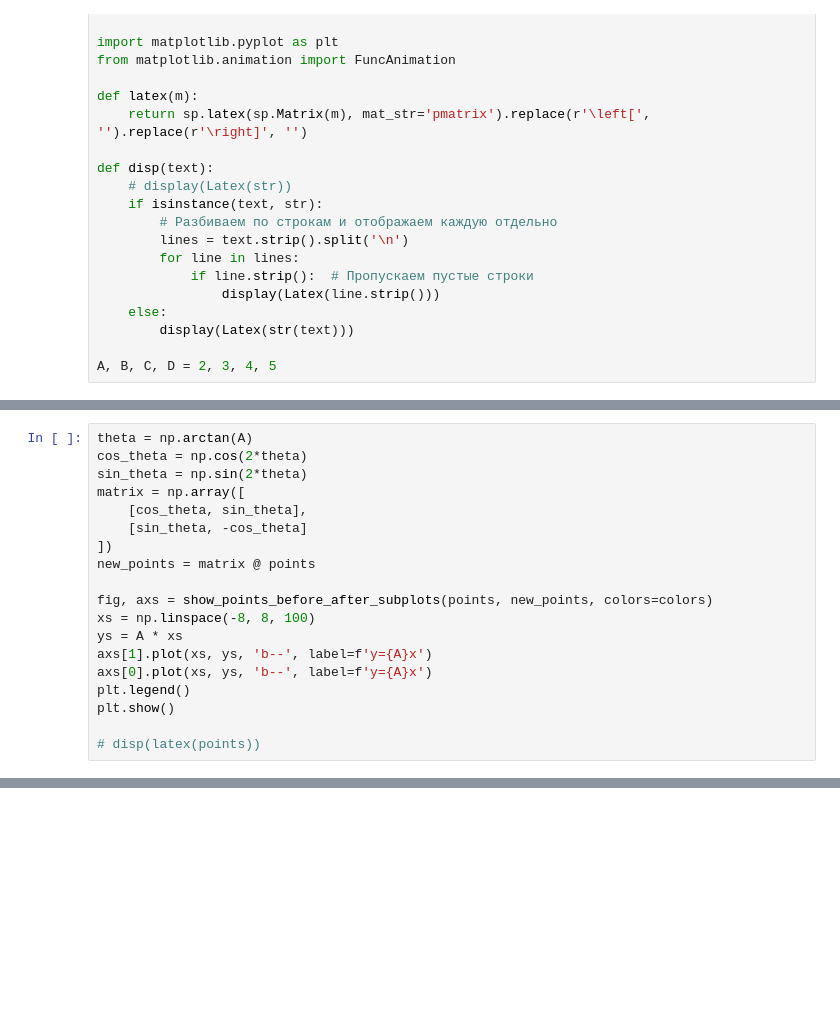
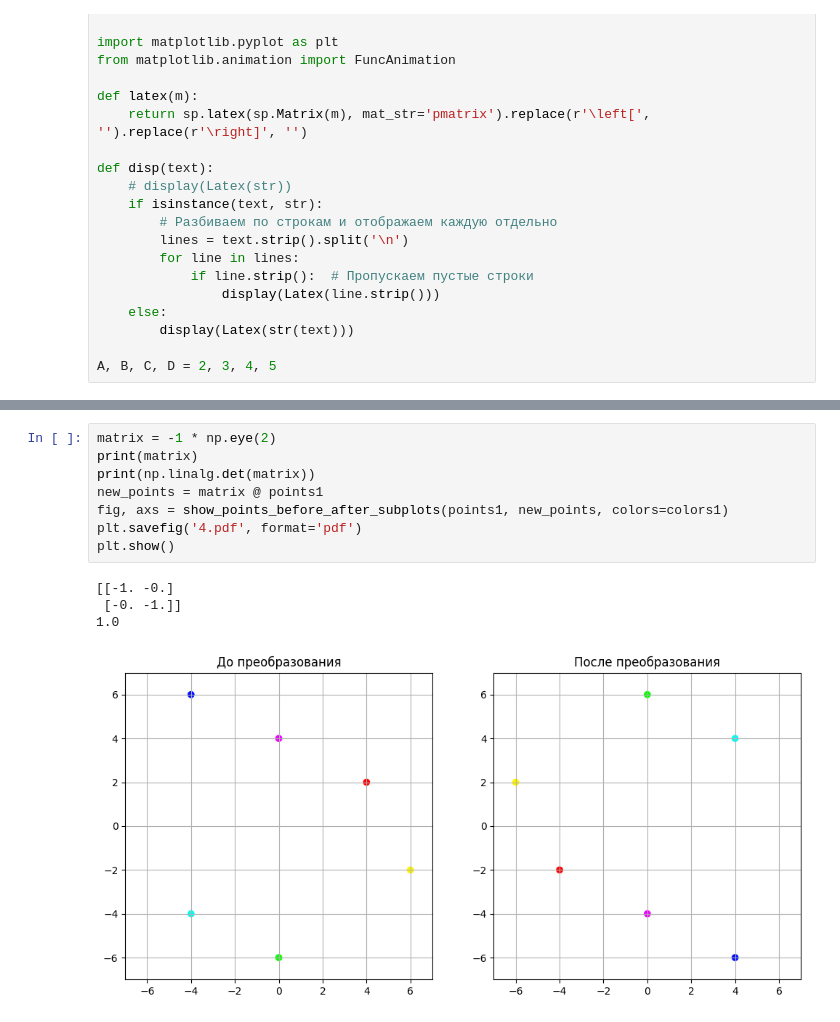
Before and after one commit to InvalitSyntax/PLA, a Jupyter notebook: Lab2/sandbox lab2.ipynb, the cells around one changed output, grey strips where cells are left out. Cells and saved outputs as stored; diff of their text form; blank space fills up the shorter version.

```diff
--- a/Lab2/sandbox lab2.ipynb
+++ b/Lab2/sandbox lab2.ipynb
@@ -207,19 +53,0 @@ disp(f"{latex(A1)}{latex(points1)} = {latex(A1 @ points1)}")
-# %%
-theta = np.arctan(A)
-cos_theta = np.cos(2*theta)
-sin_theta = np.sin(2*theta)
-matrix = np.array([
-    [cos_theta, sin_theta],
-    [sin_theta, -cos_theta]
-])
-new_points = matrix @ points
-
-fig, axs = show_points_before_after_subplots(points, new_points, colors=colors)
-xs = np.linspace(-8, 8, 100)
-ys = A * xs
-axs[1].plot(xs, ys, 'b--', label=f'y={A}x')
-axs[0].plot(xs, ys, 'b--', label=f'y={A}x')
-plt.legend()
-plt.show()
-
-# disp(latex(points))
@@ -282,0 +374,13 @@ disp(latex(BtoE @ zeroy @ EtoB))
+# %%
+matrix = -1 * np.eye(2)
+print(matrix)
+print(np.linalg.det(matrix))
+new_points = matrix @ points1
+fig, axs = show_points_before_after_subplots(points1, new_points, colors=colors1)
+plt.savefig('4.pdf', format='pdf')
+plt.show()
+# %% [output]
+[[-1. -0.]
+ [-0. -1.]]
+1.0
+[figure, added]
```
Also changed, not shown: parts of 52 cells of this notebook, 27 other files.
